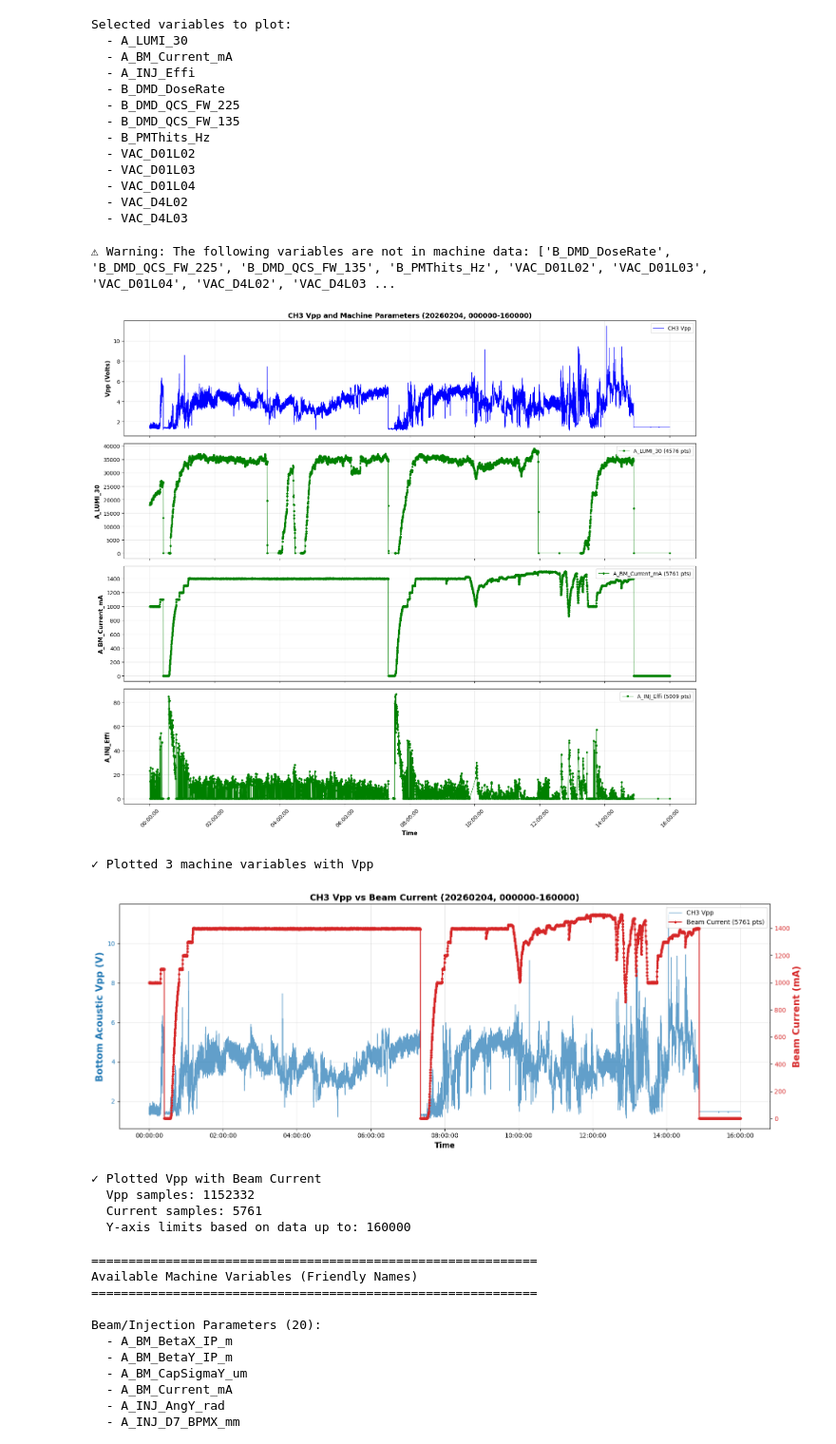
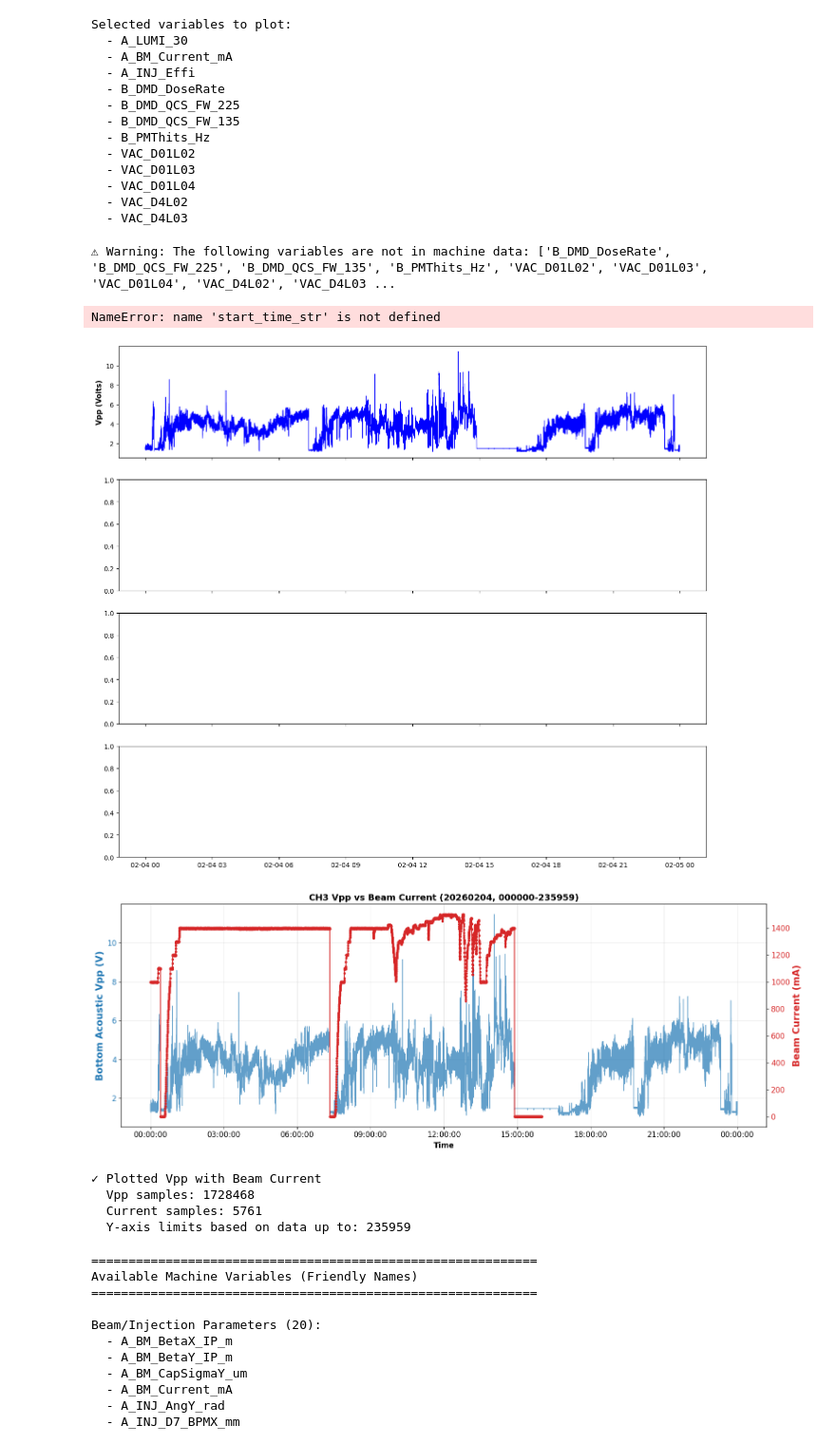
Before and after one commit to xylulu/SBL_code, a Jupyter notebook: Acoustic_csv_plotting.ipynb, the cells around one changed output. Shown at 95% size. Saved outputs shown, nothing was run; the diff lists cells and outputs as text; code cells hidden in the pictures.

Commit message:
added daily acoustic plotter

```diff
--- a/Acoustic_csv_plotting.ipynb
+++ b/Acoustic_csv_plotting.ipynb
@@ -11,18 +11,19 @@ import matplotlib.dates as mdates
 # User Input Parameters (CHANGE)
 date_str = "20260204"  # YYYYMMDD format
 start_time = "000000"  # HHMMSS format
-end_time = "160000"  # HHMMSS format
+end_time = "235959"  # HHMMSS format
 
 # Optional: Set end_time_mask to limit x-axis display (set to None to disable)
-end_time_mask = "145200"  # HHMMSS format - cuts off display at this time
+# end_time_mask = "145200"  # HHMMSS format - cuts off display at this time
+end_time_mask = end_time # for full-day plots
 
 # Base path for acoustic data
 base_path = "/Users/xylu/Desktop/Data/acoustic_vpp/"
 
 # Convert strings to datetime objects for filtering
 date_obj = datetime.strptime(date_str, "%Y%m%d")
-start_time_obj = datetime.strptime(date_str + start_time_str, "%Y%m%d%H%M%S")
-end_time_obj = datetime.strptime(date_str + end_time_str, "%Y%m%d%H%M%S")
+start_time_obj = datetime.strptime(date_str + start_time, "%Y%m%d%H%M%S")
+end_time_obj = datetime.strptime(date_str + end_time, "%Y%m%d%H%M%S")
 
 # Convert mask time if provided
 if end_time_mask is not None:
@@ -126,7 +127,7 @@ if filtered_df is not None and len(filtered_df) > 0:
     ax.plot(filtered_df['time_datetime'], filtered_df['vpp_volts'], linewidth=1, label='Vpp')
     ax.set_xlabel("Time")
     ax.set_ylabel("Vpp (Volts)")
-    ax.set_title(f"CH3 Vpp vs Time ({date_str})\n{start_time_str} - {end_time_str} ({len(filtered_df)} samples)")
+    ax.set_title(f"CH3 Vpp vs Time ({date_str})\n{start_time} - {end_time} ({len(filtered_df)} samples)")
     ax.grid(True, alpha=0.3)
     ax.legend()
 
@@ -554,14 +555,14 @@ if filtered_df is not None and len(filtered_df) > 0 and machine_df_filtered is n
 
         print(f"\n✓ Plotted {len(available_vars)} machine variables with Vpp")
 
-
-elif filtered_df is None or len(filtered_df) == 0:    print("⚠ No machine data to plot")
-
-    print("⚠ No acoustic Vpp data to plot")elif machine_df_filtered is None or len(machine_df_filtered) == 0:
+elif filtered_df is None or len(filtered_df) == 0:
+    print("⚠ No acoustic Vpp data to plot")
+elif machine_df_filtered is None or len(machine_df_filtered) == 0:
+    print("⚠ No machine data to plot")
 # %% [output]
 ⚠ Warning: The following variables are not in machine data: ['B_DMD_DoseRate', 'B_DMD_QCS_FW_225', 'B_DMD_QCS_FW_135', 'B_PMThits_Hz', 'VAC_D01L02', 'VAC_D01L03', 'VAC_D01L04', 'VAC_D4L02', 'VAC_D4L03 ...
+NameError: name 'start_time_str' is not defined
-[figure, old version]
+[figure, new version]
-✓ Plotted 3 machine variables with Vpp
 # %%
 # Dual-axis plot: Vpp and Beam Current on same figure
 if filtered_df is not None and len(filtered_df) > 0 and machine_df_filtered is not None and len(machine_df_filtered) > 0:
@@ -613,43 +614,43 @@ if filtered_df is not None and len(filtered_df) > 0 and machine_df_filtered is n
                 current_min, current_max = current_for_ylim.min(), current_for_ylim.max()
                 current_range = current_max - current_min
                 ax2.set_ylim(current_min - 0.05 * current_range, current_max + 0.05 * current_range)
 
         # Add title
         ax1.set_title(f'CH3 Vpp vs Beam Current ({date_str}, {start_time}-{end_time})',
                      fontsize=14, fontweight='bold')
 
         # Combined legend
-        lines = line1 + line2
-        labels = [l.get_label() for l in lines]
-        ax1.legend(lines, labels, loc='upper right')
+        # lines = line1 + line2
+        # labels = [l.get_label() for l in lines]
+        # ax1.legend(lines, labels, loc='upper right')
 
         # Format x-axis
         ax1.xaxis.set_major_formatter(mdates.DateFormatter('%H:%M:%S'))
         ax1.tick_params(axis='both', labelsize=12)
         ax2.tick_params(axis='y', labelsize=12)
         plt.xticks(rotation=45)
 
         plt.tight_layout()
         plt.show()
 
         print(f"✓ Plotted Vpp with Beam Current")
         print(f"  Vpp samples: {len(filtered_df)}")
         print(f"  Current samples: {len(valid_current)}")
         if end_time_mask_obj:
             print(f"  Y-axis limits based on data up to: {end_time}")
     else:
         print("⚠ Beam current (A_BM_Current_mA) not available in machine data")
 else:
     if filtered_df is None or len(filtered_df) == 0:
         print("⚠ No acoustic Vpp data available")
-
-    if machine_df_filtered is None or len(machine_df_filtered) == 0:        print("⚠ No machine data available")
+    if machine_df_filtered is None or len(machine_df_filtered) == 0:
+        print("⚠ No machine data available")
 # %% [output]
-[figure, old version]
+[figure, new version]
 ✓ Plotted Vpp with Beam Current
-  Vpp samples: 1152332
+  Vpp samples: 1728468
   Current samples: 5761
-  Y-axis limits based on data up to: 160000
+  Y-axis limits based on data up to: 235959
 # %%
 # List all available machine variables (for reference)
 if machine_df_filtered is not None and len(machine_df_filtered) > 0:
```
Also changed, not shown: parts of 7 cells of this notebook, 2 other files.
